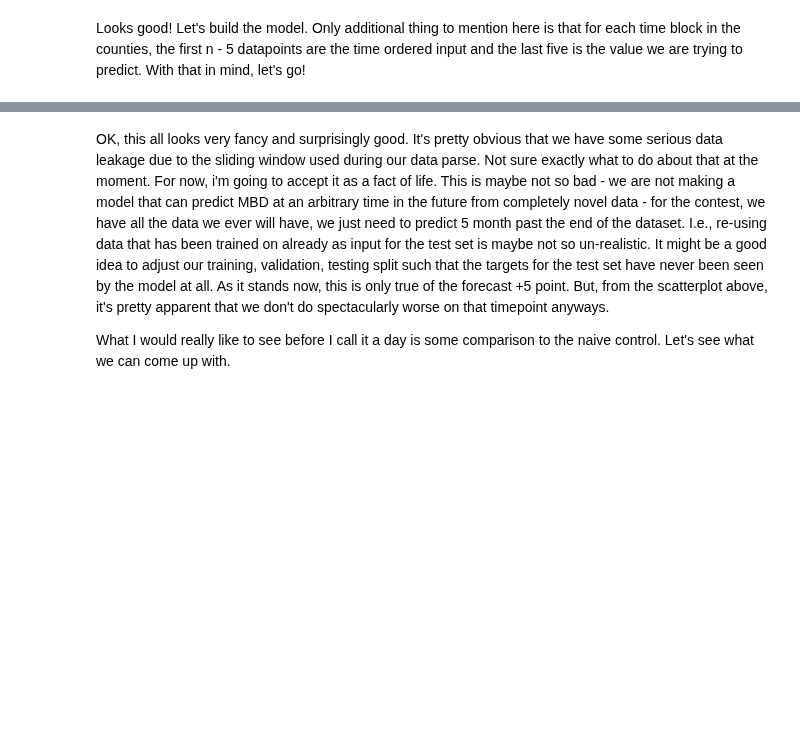
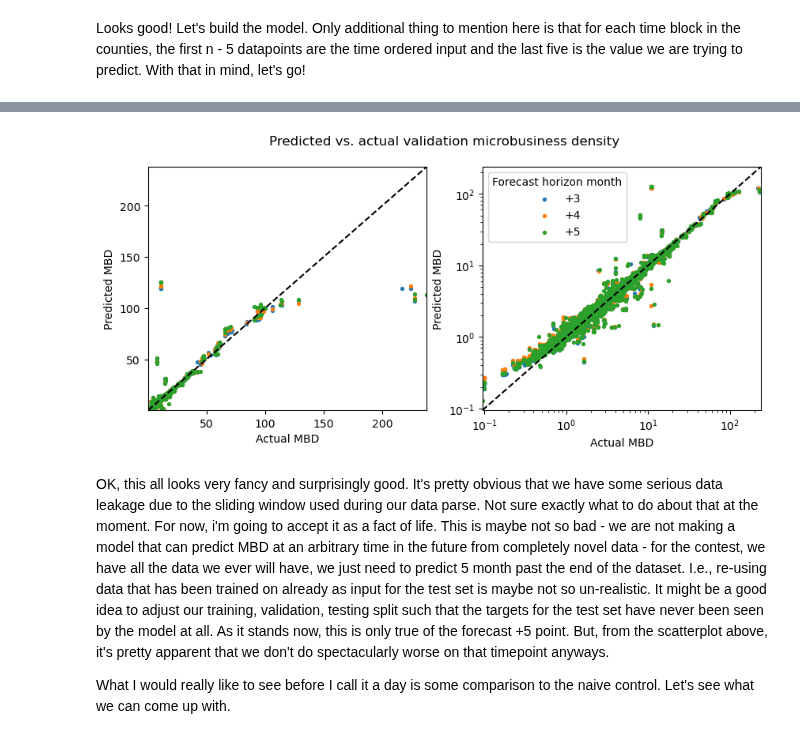
Before and after one commit to gperdrizet/kaggle_microbusiness, a Jupyter notebook: notebooks/15.1-GRU_model_testing.ipynb, the cells around one changed output, grey strips where cells are left out. Drawn from its saved outputs; the diff is of its cells as text; code cells hidden in the pictures; blank space fills up the shorter version.

```diff
--- a/notebooks/15.1-GRU_model_testing.ipynb
+++ b/notebooks/15.1-GRU_model_testing.ipynb
@@ -182,10 +205,10 @@ plt.show()
 # %%
 # Split off the last three individual month's predictions
 # this approximates the final private leaderboard scoring
-index_3_validation_predictions = predictions['validation'][:,2]
-index_4_validation_predictions = predictions['validation'][:,3]
-index_5_validation_predictions = predictions['validation'][:,4]
+index_3_validation_predictions = predictions['GRU_validation'][:,2]
+index_4_validation_predictions = predictions['GRU_validation'][:,3]
+index_5_validation_predictions = predictions['GRU_validation'][:,4]
 
-index_3_validation_targets = targets['validation'][:,:,2].flatten()
-index_4_validation_targets = targets['validation'][:,:,3].flatten()
-index_5_validation_targets = targets['validation'][:,:,4].flatten()
+index_3_validation_targets = targets['validation'][:,2]
+index_4_validation_targets = targets['validation'][:,3]
+index_5_validation_targets = targets['validation'][:,4]
@@ -226,3 +215,60 @@ plt.show()
+# %%
+# Plot predicted vs actual MBD values for validation set by the forecast horizon index
+
+# Set common axis limits
+data_pool = list(targets['validation'].flatten()) + list(predictions['GRU_validation'].flatten())
+trimmed_data_pool = [i for i in data_pool if i > 0]
+
+plot_max = max(trimmed_data_pool)
+plot_min = min(trimmed_data_pool)
+
+# Make plots
+fig, ax = plt.subplots(1, 2, figsize=(10, 4))
+
+# Plot with linear axes
+ax[0].scatter(index_3_validation_targets, index_3_validation_predictions, s=params.plot_point_size, label='+3')
+ax[0].scatter(index_4_validation_targets, index_4_validation_predictions, s=params.plot_point_size, label='+4')
+ax[0].scatter(index_5_validation_targets, index_5_validation_predictions, s=params.plot_point_size, label='+5')
+
+# Add y=x line
+ax[0].axline((plot_min, plot_min), (plot_max, plot_max), color='black', linestyle='dashed')
+
+# Set axis limits
+ax[0].set_xlim([plot_min, plot_max])
+ax[0].set_ylim([plot_min, plot_max])
+
+# Add labels
+ax[0].set_xlabel('Actual MBD')
+ax[0].set_ylabel('Predicted MBD')
+
+# Plot again with log10 axes
+ax[1].scatter(index_3_validation_targets, index_3_validation_predictions, s=params.plot_point_size, label='+3')
+ax[1].scatter(index_4_validation_targets, index_4_validation_predictions, s=params.plot_point_size, label='+4')
+ax[1].scatter(index_5_validation_targets, index_5_validation_predictions, s=params.plot_point_size, label='+5')
+
+# Add y=x line
+ax[1].axline((plot_min, plot_min), (plot_max, plot_max), color='black', linestyle='dashed')
+
+# Set axis limits
+ax[1].set_xlim([plot_min, plot_max])
+ax[1].set_ylim([plot_min, plot_max])
+
+# Add labels
+ax[1].set_xlabel('Actual MBD')
+ax[1].set_ylabel('Predicted MBD')
+
+# Set log10 scales
+ax[1].set_xscale('log')
+ax[1].set_yscale('log')
+
+# Add in a title and axes labels
+plt.suptitle('Predicted vs. actual validation microbusiness density')
+
+# Display the plot
+plt.legend(title='Forecast horizon month', loc='best')
+plt.show()
+# %% [output]
+[figure, added]
 # %% [markdown]
 OK, this all looks very fancy and surprisingly good. It's pretty obvious that we have some serious data leakage due to the sliding window used during our data parse. Not sure exactly what to do about that at the moment. For now, i'm going to accept it as a fact of life. This is maybe not so bad - we are not making a model that can predict MBD at an arbitrary time in the future from completely novel data - for the contest, we have all the data we ever will have, we just need to predict 5 month past the end of the dataset. I.e., re-using data that has been trained on already as input for the test set is maybe not so un-realistic. It might be a good idea to adjust our training, validation, testing split such that the targets for the test set have never been seen by the model at all. As it stands now, this is only true of the forecast +5 point. But, from the scatterplot above, it's pretty apparent that we don't do spectacularly worse on that timepoint anyways.
 
```
Also changed, not shown: parts of 17 cells of this notebook, 2 other files.
